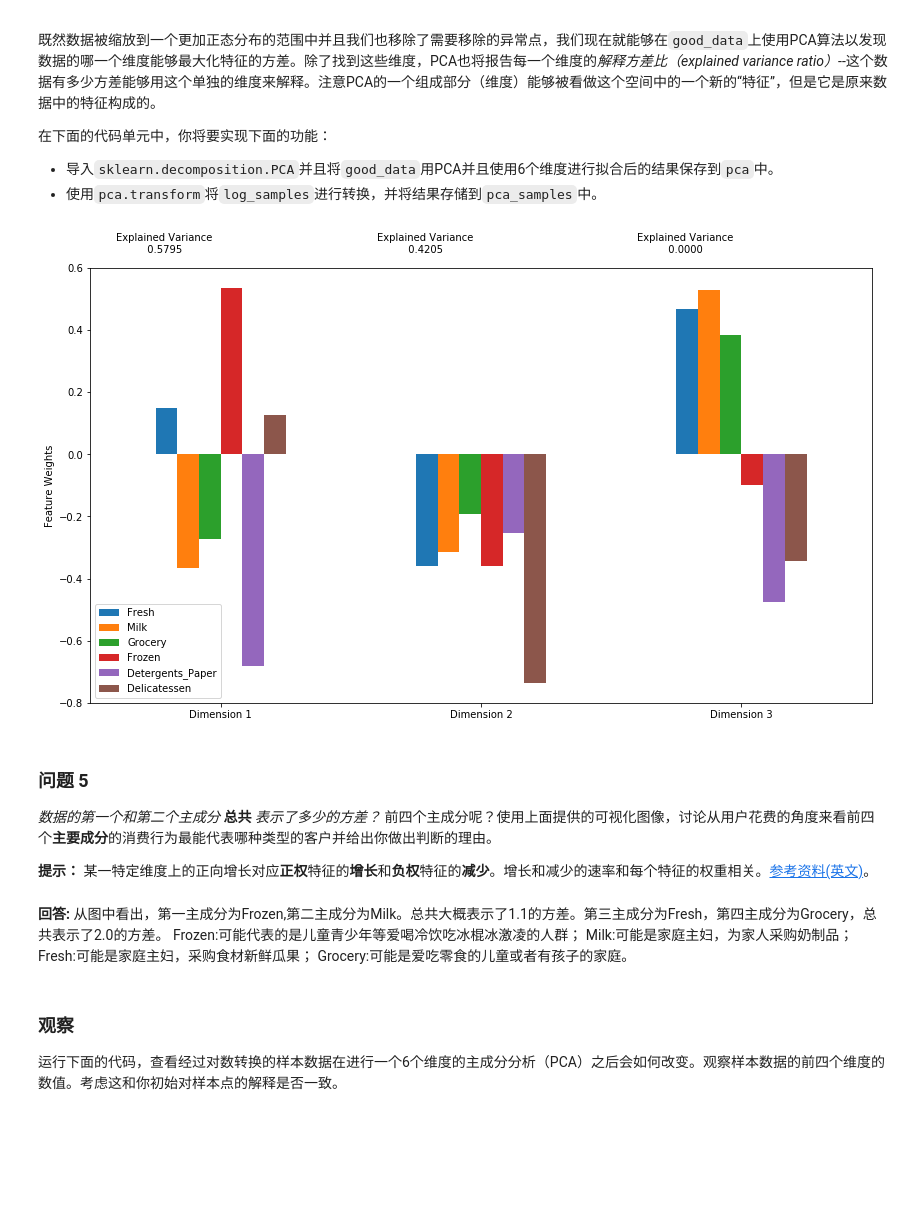
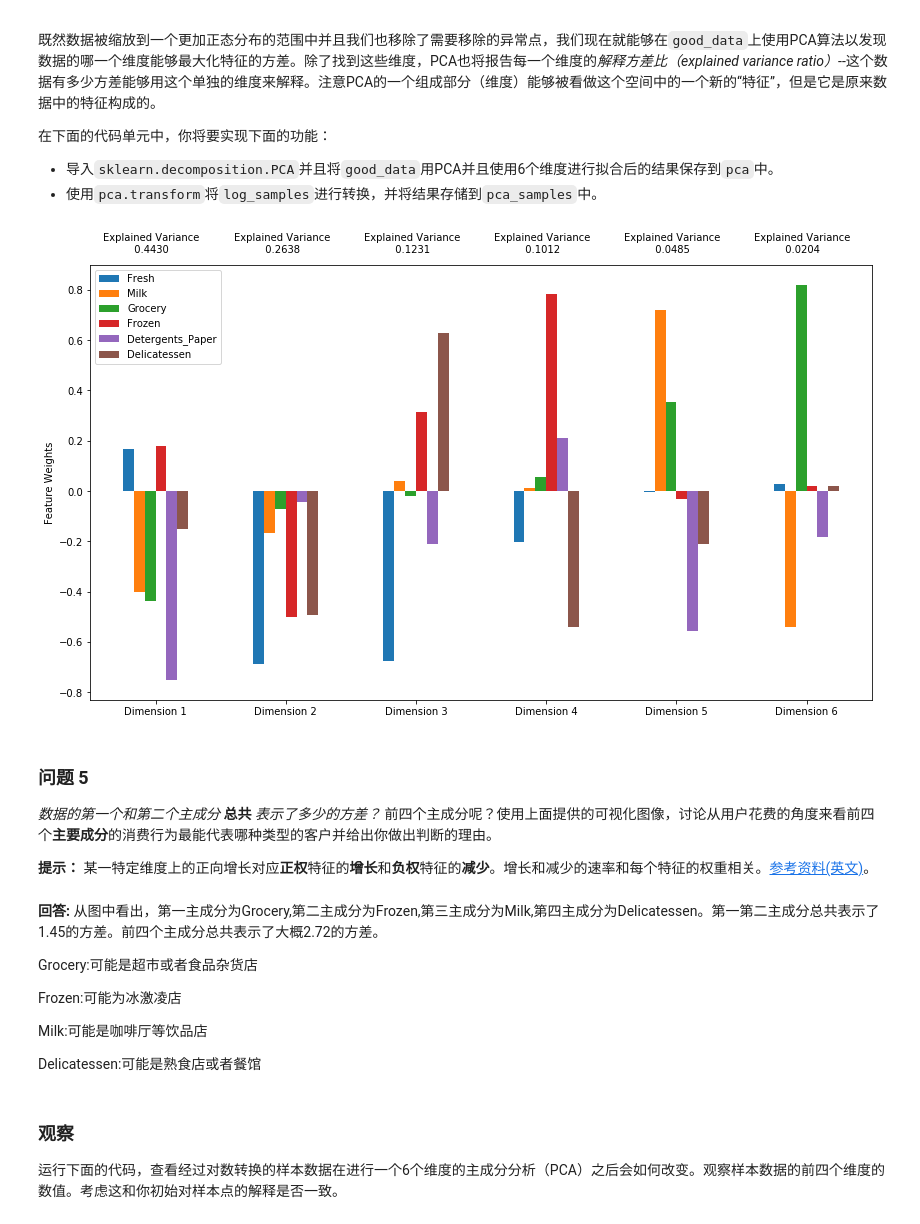
Before and after one commit to boybeak/creating_customer_segments, a Jupyter notebook: customer_segments.ipynb, the cells around one changed output. Drawn from its saved outputs; the diff is of its cells as text; code cells hidden in the pictures; blank space fills up the shorter version.

```diff
--- a/customer_segments.ipynb
+++ b/customer_segments.ipynb
@@ -207,8 +207,13 @@ for feature in log_data.keys():
     display(d)
 
 # 可选：选择你希望移除的数据点的索引
-outliers  = indexes
-# print (outliers)
+
+outliers  = []
+for x in indexes:
+    if x not in outliers:
+        if indexes.count(x) > 1:
+            outliers.append(x)
+print (outliers)
 # 如果选择了的话，移除异常点
 good_data = log_data.drop(log_data.index[outliers]).reset_index(drop = True)
 # %% [output]
@@ -294,27 +300,32 @@ Data points considered outliers for the feature 'Delicatessen':
 # %%
 from sklearn.decomposition import PCA
 # TODO：通过在good_data上使用PCA，将其转换成和当前特征数一样多的维度
 pca = PCA(len(good_data.columns))
 
 # TODO：使用上面的PCA拟合将变换施加在log_samples上
-pca_samples = pca.fit_transform(log_samples)
+pca.fit(good_data)
+pca_samples = pca.transform(log_samples)
 
 # 生成PCA的结果图
 pca_results = vs.pca_results(good_data, pca)
 # %% [output]
-[figure, old version]
+[figure, new version]
 # %% [markdown]
 ### 问题 5
 *数据的第一个和第二个主成分* **总共** *表示了多少的方差？*  前四个主成分呢？使用上面提供的可视化图像，讨论从用户花费的角度来看前四个**主要成分**的消费行为最能代表哪种类型的客户并给出你做出判断的理由。
 
 **提示：** 某一特定维度上的正向增长对应**正权**特征的**增长**和**负权**特征的**减少**。增长和减少的速率和每个特征的权重相关。[参考资料(英文)](https://onlinecourses.science.psu.edu/stat505/node/54)。
-# %% [markdown]
-**回答:**
-从图中看出，第一主成分为Frozen,第二主成分为Milk。总共大概表示了1.1的方差。第三主成分为Fresh，第四主成分为Grocery，总共表示了2.0的方差。
-Frozen:可能代表的是儿童青少年等爱喝冷饮吃冰棍冰激凌的人群；
-Milk:可能是家庭主妇，为家人采购奶制品；
-Fresh:可能是家庭主妇，采购食材新鲜瓜果；
-Grocery:可能是爱吃零食的儿童或者有孩子的家庭。
+# %% [markdown]
+**回答:**
+从图中看出，第一主成分为Grocery,第二主成分为Frozen,第三主成分为Milk,第四主成分为Delicatessen。第一第二主成分总共表示了1.45的方差。前四个主成分总共表示了大概2.72的方差。
+
+Grocery:可能是超市或者食品杂货店
+
+Frozen:可能为冰激凌店
+
+Milk:可能是咖啡厅等饮品店
+
+Delicatessen:可能是熟食店或者餐馆
 # %% [markdown]
 ### 观察
 运行下面的代码，查看经过对数转换的样本数据在进行一个6个维度的主成分分析（PCA）之后会如何改变。观察样本数据的前四个维度的数值。考虑这和你初始对样本点的解释是否一致。
```
Also changed, not shown: parts of 14 cells of this notebook, 1 other file.
